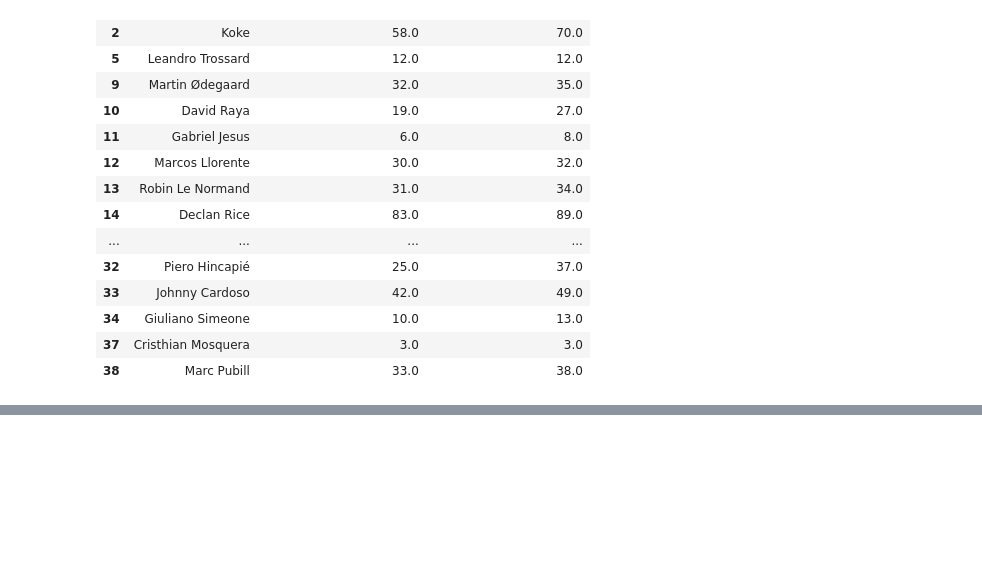
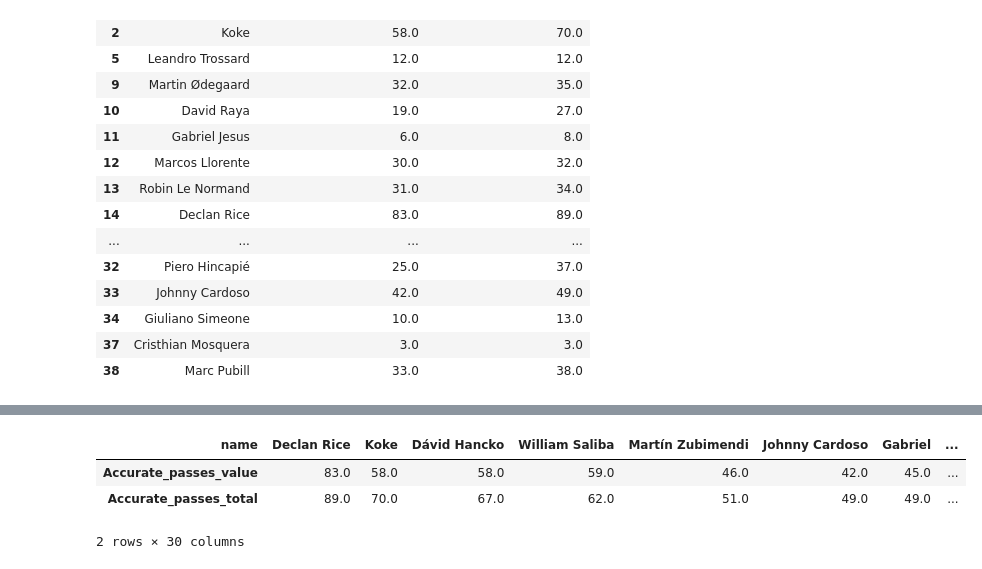
Before and after one commit to bolaxel/random-games, a Jupyter notebook: waffle_plot.ipynb, the cells around one changed output, grey strips where cells are left out. Saved outputs shown, nothing was run; the diff lists cells and outputs as text; code cells hidden in the pictures; blank space fills up the shorter version.

```diff
--- a/waffle_plot.ipynb
+++ b/waffle_plot.ipynb
@@ -72,0 +110,9 @@ w_df
+# %%
+# drop the player names rows
+w_df = w_df.drop('name')
+w_df.head()
+# %% [output]
+| name | Declan Rice | Koke | Dávid Hancko | William Saliba | Martín Zubimendi | Johnny Cardoso | Gabriel | ... |
+| Accurate_passes_value | 83.0 | 58.0 | 58.0 | 59.0 | 46.0 | 42.0 | 45.0 | ... |
+| Accurate_passes_total | 89.0 | 70.0 | 67.0 | 62.0 | 51.0 | 49.0 | 49.0 | ... |
+2 rows × 30 columns
```
Also changed, not shown: parts of 9 cells of this notebook.
